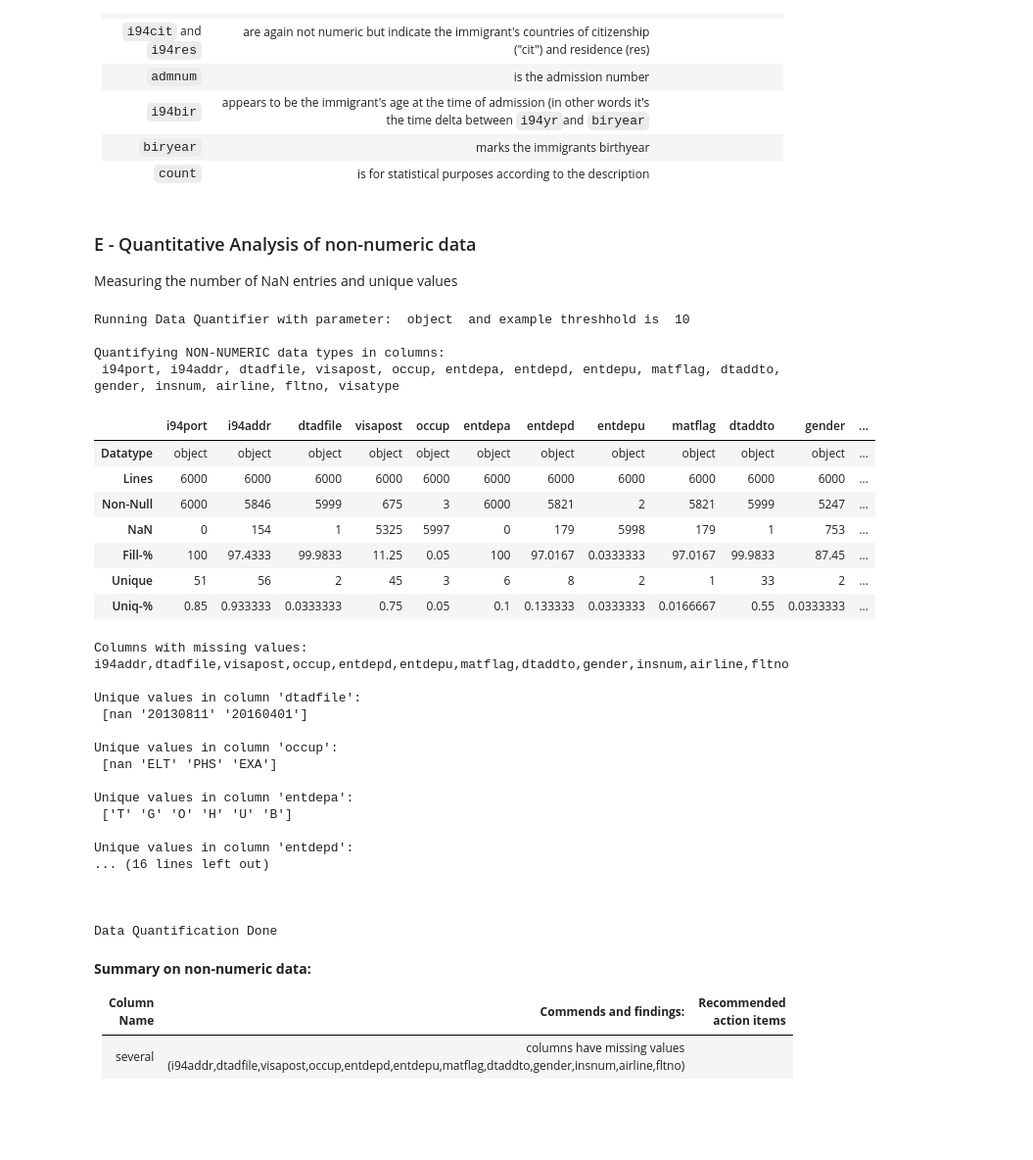
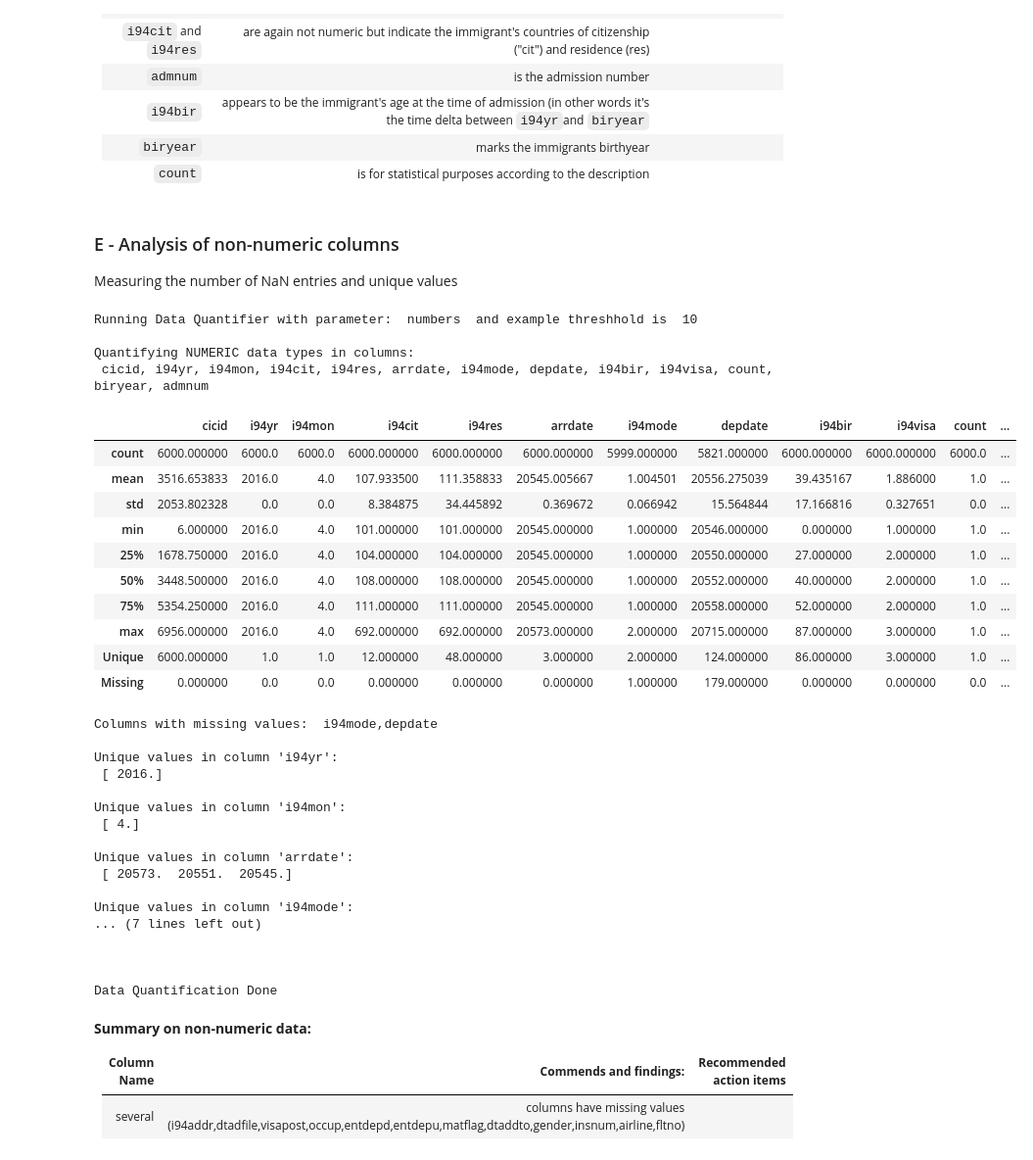
Before and after one commit to StefanSchindewolf/Udac-Capstone, a Jupyter notebook: 01_Main-Project-Notebook.ipynb, the cells around one changed output. Shown at 98% size. Cells and saved outputs as stored; diff of their text form; code cells hidden in the pictures; blank space fills up the shorter version.

```diff
--- a/01_Main-Project-Notebook.ipynb
+++ b/01_Main-Project-Notebook.ipynb
@@ -290,36 +307,39 @@ Data Quantification Done
 | `biryear` |marks the immigrants birthyear | |
 | `count` |is for statistical purposes according to the description | |
 # %% [markdown]
-### E - Quantitative Analysis of non-numeric data
+### E - Analysis of non-numeric columns
 Measuring the number of NaN entries and unique values
 # %%
-quantify_data(sas_df, ['object'])
+quantify_data(sas_df, ['numbers'])
 # %% [output]
-Running Data Quantifier with parameter:  object  and example threshhold is  10
+Running Data Quantifier with parameter:  numbers  and example threshhold is  10
 
-Quantifying NON-NUMERIC data types in columns:
- i94port, i94addr, dtadfile, visapost, occup, entdepa, entdepd, entdepu, matflag, dtaddto, gender, insnum, airline, fltno, visatype
+Quantifying NUMERIC data types in columns:
+ cicid, i94yr, i94mon, i94cit, i94res, arrdate, i94mode, depdate, i94bir, i94visa, count, biryear, admnum
-|  | i94port | i94addr | dtadfile | visapost | occup | entdepa | entdepd | entdepu | matflag | dtaddto | gender | ... |
-| Datatype | object | object | object | object | object | object | object | object | object | object | object | ... |
-| Lines | 6000 | 6000 | 6000 | 6000 | 6000 | 6000 | 6000 | 6000 | 6000 | 6000 | 6000 | ... |
-| Non-Null | 6000 | 5846 | 5999 | 675 | 3 | 6000 | 5821 | 2 | 5821 | 5999 | 5247 | ... |
-| NaN | 0 | 154 | 1 | 5325 | 5997 | 0 | 179 | 5998 | 179 | 1 | 753 | ... |
-| Fill-% | 100 | 97.4333 | 99.9833 | 11.25 | 0.05 | 100 | 97.0167 | 0.0333333 | 97.0167 | 99.9833 | 87.45 | ... |
-| Unique | 51 | 56 | 2 | 45 | 3 | 6 | 8 | 2 | 1 | 33 | 2 | ... |
-| Uniq-% | 0.85 | 0.933333 | 0.0333333 | 0.75 | 0.05 | 0.1 | 0.133333 | 0.0333333 | 0.0166667 | 0.55 | 0.0333333 | ... |
+|  | cicid | i94yr | i94mon | i94cit | i94res | arrdate | i94mode | depdate | i94bir | i94visa | count | ... |
+| count | 6000.000000 | 6000.0 | 6000.0 | 6000.000000 | 6000.000000 | 6000.000000 | 5999.000000 | 5821.000000 | 6000.000000 | 6000.000000 | 6000.0 | ... |
+| mean | 3516.653833 | 2016.0 | 4.0 | 107.933500 | 111.358833 | 20545.005667 | 1.004501 | 20556.275039 | 39.435167 | 1.886000 | 1.0 | ... |
+| std | 2053.802328 | 0.0 | 0.0 | 8.384875 | 34.445892 | 0.369672 | 0.066942 | 15.564844 | 17.166816 | 0.327651 | 0.0 | ... |
+| min | 6.000000 | 2016.0 | 4.0 | 101.000000 | 101.000000 | 20545.000000 | 1.000000 | 20546.000000 | 0.000000 | 1.000000 | 1.0 | ... |
+| 25% | 1678.750000 | 2016.0 | 4.0 | 104.000000 | 104.000000 | 20545.000000 | 1.000000 | 20550.000000 | 27.000000 | 2.000000 | 1.0 | ... |
+| 50% | 3448.500000 | 2016.0 | 4.0 | 108.000000 | 108.000000 | 20545.000000 | 1.000000 | 20552.000000 | 40.000000 | 2.000000 | 1.0 | ... |
+| 75% | 5354.250000 | 2016.0 | 4.0 | 111.000000 | 111.000000 | 20545.000000 | 1.000000 | 20558.000000 | 52.000000 | 2.000000 | 1.0 | ... |
+| max | 6956.000000 | 2016.0 | 4.0 | 692.000000 | 692.000000 | 20573.000000 | 2.000000 | 20715.000000 | 87.000000 | 3.000000 | 1.0 | ... |
+| Unique | 6000.000000 | 1.0 | 1.0 | 12.000000 | 48.000000 | 3.000000 | 2.000000 | 124.000000 | 86.000000 | 3.000000 | 1.0 | ... |
+| Missing | 0.000000 | 0.0 | 0.0 | 0.000000 | 0.000000 | 0.000000 | 1.000000 | 179.000000 | 0.000000 | 0.000000 | 0.0 | ... |
-Columns with missing values:  i94addr,dtadfile,visapost,occup,entdepd,entdepu,matflag,dtaddto,gender,insnum,airline,fltno
+Columns with missing values:  i94mode,depdate
 
-Unique values in column 'dtadfile':
- [nan '20130811' '20160401']
+Unique values in column 'i94yr':
+ [ 2016.]
 
-Unique values in column 'occup':
- [nan 'ELT' 'PHS' 'EXA']
+Unique values in column 'i94mon':
+ [ 4.]
 
-Unique values in column 'entdepa':
- ['T' 'G' 'O' 'H' 'U' 'B']
+Unique values in column 'arrdate':
+ [ 20573.  20551.  20545.]
 
-Unique values in column 'entdepd':
-... (16 lines left out)
+Unique values in column 'i94mode':
+... (7 lines left out)
 
 
 
```
Also changed, not shown: parts of 62 cells of this notebook.
